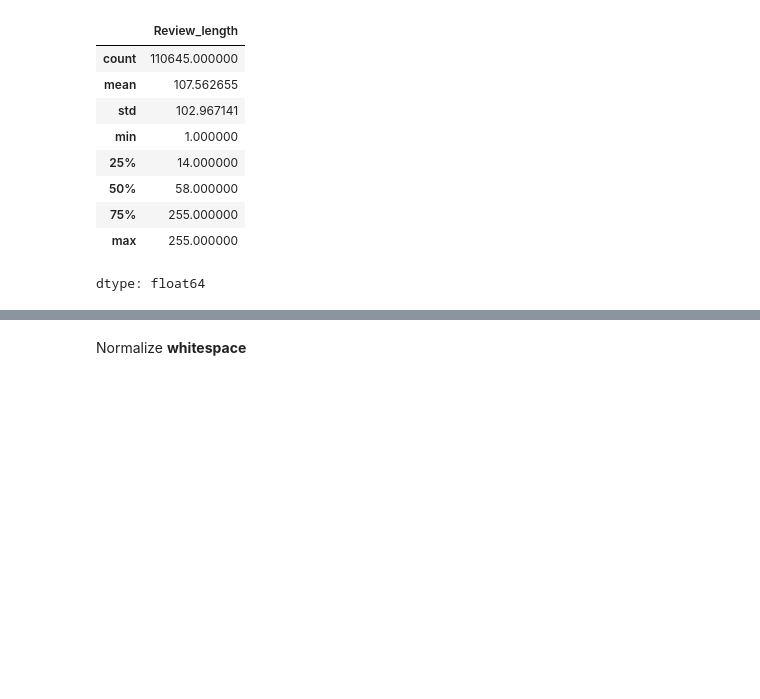
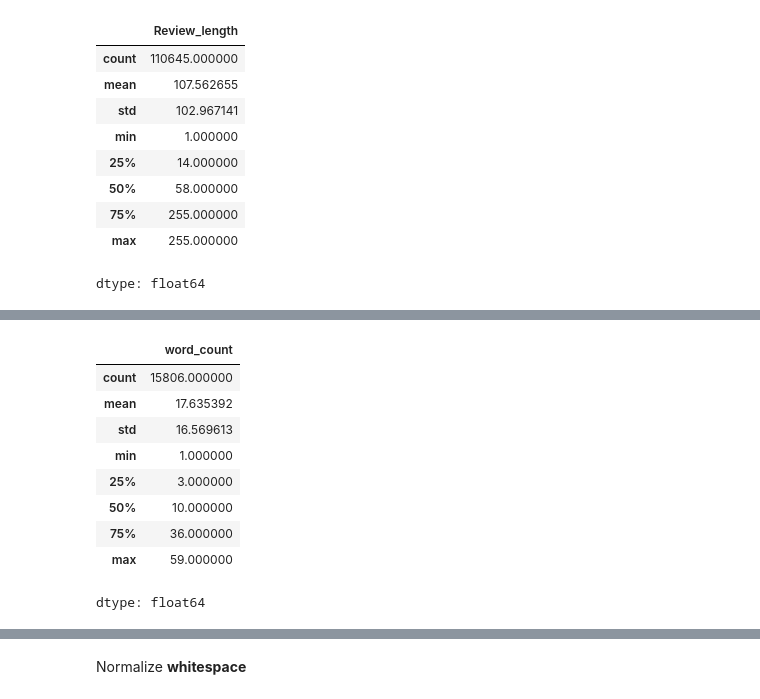
Before and after one commit to ridika-2004/Comparison_of_XLM-RoBERTa_and_BanglaBERT_on_Bengali_and_Code-Mixed_Dataset, a Jupyter notebook: Model Training/BanglaBook.ipynb, the cells around one changed output, grey strips where cells are left out. Drawn from its saved outputs; the diff is of its cells as text; code cells hidden in the pictures; blank space fills up the shorter version.

```diff
--- a/Model Training/BanglaBook.ipynb
+++ b/Model Training/BanglaBook.ipynb
@@ -186,0 +231,14 @@ dtype: float64
+# %%
+val_df['word_count'] = val_df['Review'].astype(str).apply(lambda x: len(x.split()))
+val_df['word_count'].describe()
+# %% [output]
+|  | word_count |
+| count | 15806.000000 |
+| mean | 17.635392 |
+| std | 16.569613 |
+| min | 1.000000 |
+| 25% | 3.000000 |
+| 50% | 10.000000 |
+| 75% | 36.000000 |
+| max | 59.000000 |
+dtype: float64
```
Also changed, not shown: parts of 8 cells of this notebook.
